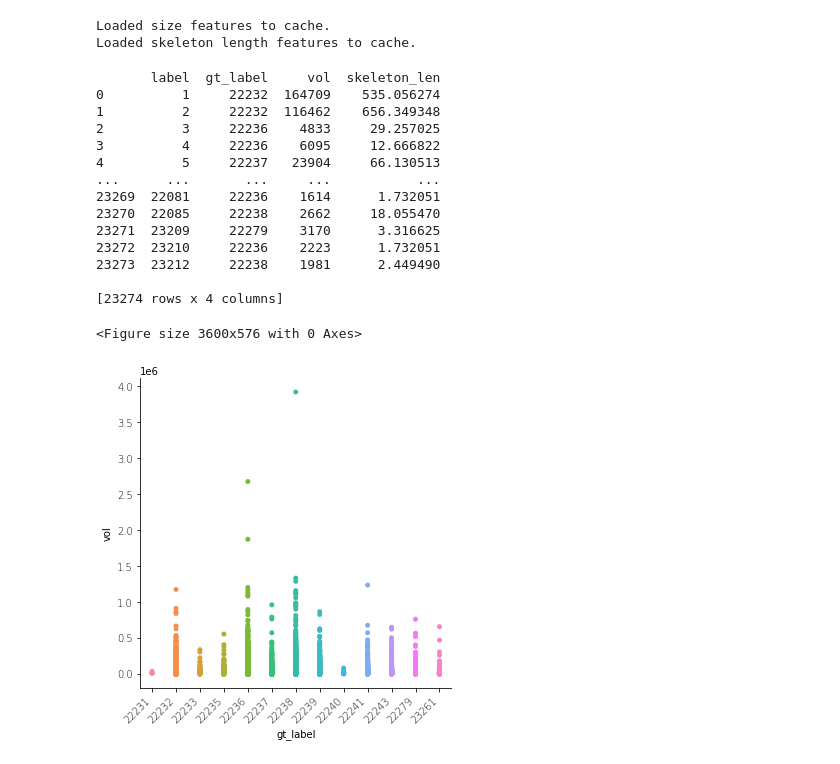
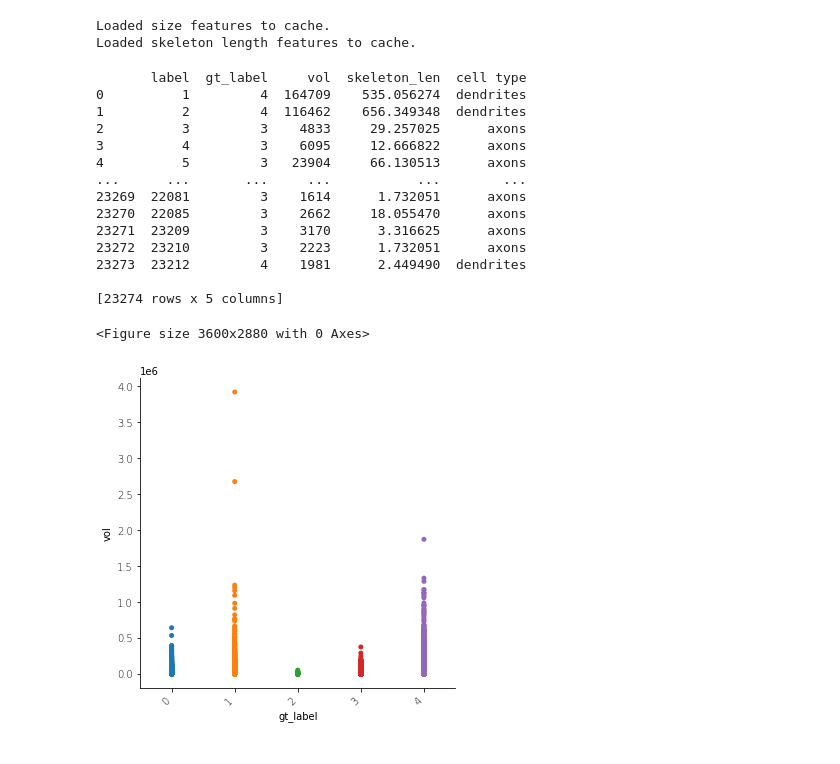
Before and after one commit to zoidberg77/EManalysis, a Jupyter notebook: notebooks/figures.ipynb, the cells around one changed output. Cells and saved outputs as stored; diff of their text form; code cells hidden in the pictures.

```diff
--- a/notebooks/figures.ipynb
+++ b/notebooks/figures.ipynb
@@ -13,6 +13,12 @@ sys.path.append(parent)
 from analyzer.model.utils.extracting import compute_region_size
 
 gtfns_mouse = 'datasets/mouseA/mito_export_allgroups'
+
+cell_type_vector_all = ['myelinated axon', 'spiny dendrite', 'unsure dendrite', 'smooth dendrite', 'e_axon',
+                        'i_axon', 'presynaptic bouton(ex)', 'presynaptic bouton(in)', 'dendritic spine (ex)',
+                        'cellbodies', 'glia', 'unsure axon', 'unsure neurite']
+
+cell_type_vector_main = ['cellbodies', 'glia', 'unsure', 'axons', 'dendrites']
 # %%
 #sizef_mouse = compute_region_size(dprc='iter', fns=gtfns_mouse)
 
@@ -28,47 +34,64 @@ with h5py.File(parent + '/features/mouseA/slenf.h5', "r") as h5f:
     slenf_mouse = np.array(h5f['slen'])
     print('Loaded {} features to cache.'.format('skeleton length'))
 
-with open(os.path.join(parent, 'features/mouseA/gt_vector_allgroups.json'), 'r') as f:
-    gt_vector = json.loads(f.read())
+#with open(os.path.join(parent, 'features/mouseA/gt_vector_allgroups.json'), 'r') as f:
+with open(os.path.join(parent, 'features/mouseA/gt_vector.json'), 'r') as f:
+    gt_vector = np.array(json.loads(f.read()))
+    #print(np.unique(gt_vector))
+    for idx, value in enumerate(list(np.unique(gt_vector))):
+        gt_vector[gt_vector == value] = idx
+
+
+all_cell_labels = list()
+for i in range(gt_vector.shape[0]):
+    label = gt_vector[i]
+    idx = np.argwhere(np.unique(gt_vector) == gt_vector[i])[0][0]
+    all_cell_labels.append(cell_type_vector_all[idx])
+
+main_cell_labels = list()
+for i in range(gt_vector.shape[0]):
+    label = gt_vector[i]
+    idx = np.argwhere(np.unique(gt_vector) == gt_vector[i])[0][0]
+    main_cell_labels.append(cell_type_vector_main[idx])
 # %% [output]
 Loaded size features to cache.
 Loaded skeleton length features to cache.
 # %%
 vol_data = np.swapaxes(np.stack((sizef_mouse, gt_vector)), 0, 1)
-dataset = pd.DataFrame({'label': labels, 'gt_label': gt_vector, 'vol': sizef_mouse, 'skeleton_len': slenf_mouse})
+dataset = pd.DataFrame({'label': labels, 'gt_label': gt_vector, 'vol': sizef_mouse, 'skeleton_len': slenf_mouse, 'cell type': main_cell_labels})
 
 print(dataset)
 # %% [output]
-       label  gt_label     vol  skeleton_len
-0          1     22232  164709    535.056274
-1          2     22232  116462    656.349348
-2          3     22236    4833     29.257025
-3          4     22236    6095     12.666822
-4          5     22237   23904     66.130513
-...      ...       ...     ...           ...
-23269  22081     22236    1614      1.732051
-23270  22085     22238    2662     18.055470
-23271  23209     22279    3170      3.316625
-23272  23210     22236    2223      1.732051
-23273  23212     22238    1981      2.449490
+       label  gt_label     vol  skeleton_len  cell type
+0          1         4  164709    535.056274  dendrites
+1          2         4  116462    656.349348  dendrites
+2          3         3    4833     29.257025      axons
+3          4         3    6095     12.666822      axons
+4          5         3   23904     66.130513      axons
+...      ...       ...     ...           ...        ...
+23269  22081         3    1614      1.732051      axons
+23270  22085         3    2662     18.055470      axons
+23271  23209         3    3170      3.316625      axons
+23272  23210         3    2223      1.732051      axons
+23273  23212         4    1981      2.449490  dendrites
 
-[23274 rows x 4 columns]
+[23274 rows x 5 columns]
 # %%
-plt.figure(figsize=(50,8))
+plt.figure(figsize=(50,40))
 
 tmp = sb.catplot(x="gt_label", y="vol", jitter=False, data=dataset)
 plt.xticks(
     rotation=45,
     horizontalalignment='right',
     fontweight='light',
     fontsize=10
 )
 plt.yticks(
     fontweight='light',
     fontsize=10
 )
 #sb.catplot(x="gt_label", y="vol", kind="box", data=dataset)
-tmp.savefig("output.svg")
+tmp.savefig("cat_plot.svg")
 # %% [output]
-<Figure size 3600x576 with 0 Axes>
+<Figure size 3600x2880 with 0 Axes>
-[figure, old version]
+[figure, new version]
```
Also changed, not shown: parts of 2 cells of this notebook, 2 other files.
